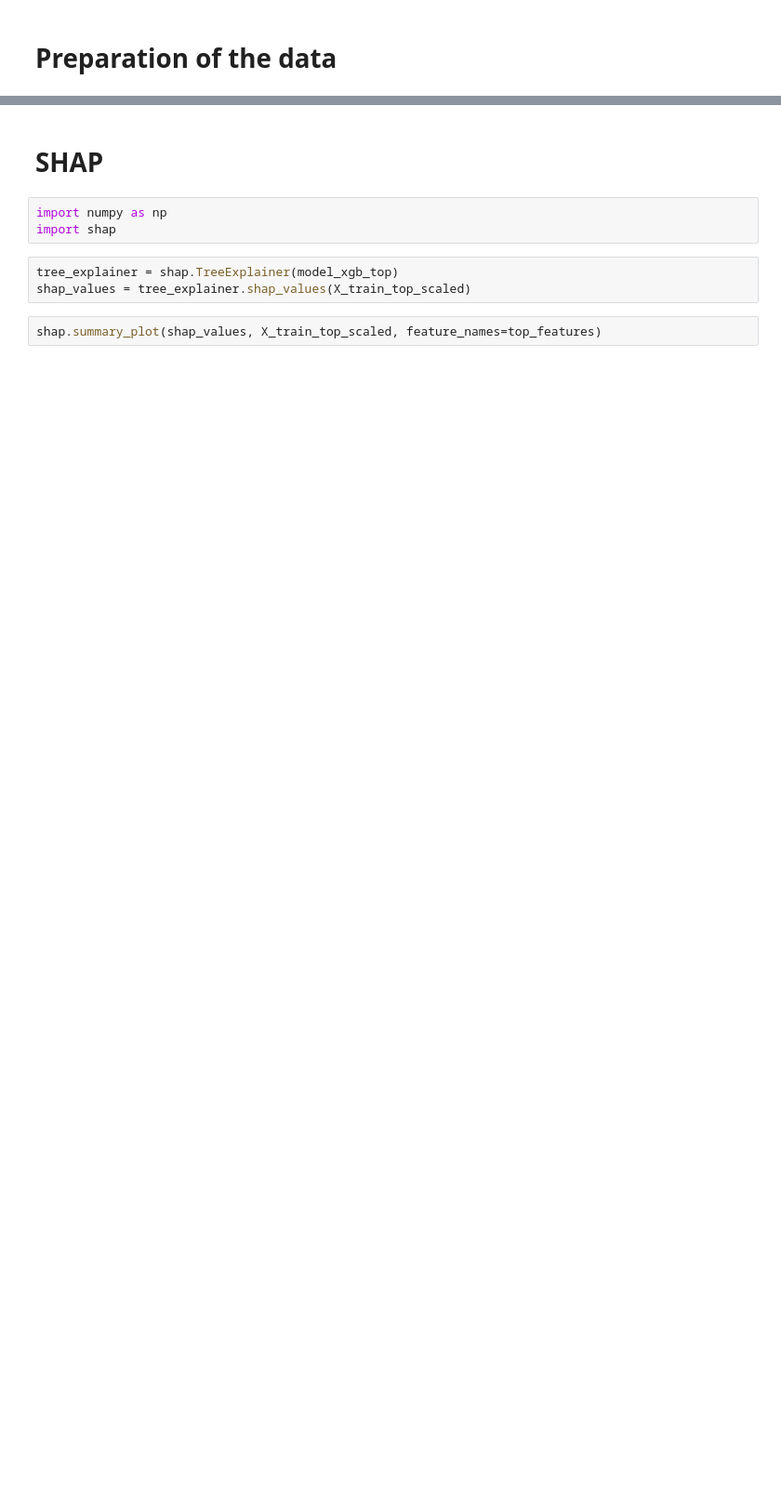
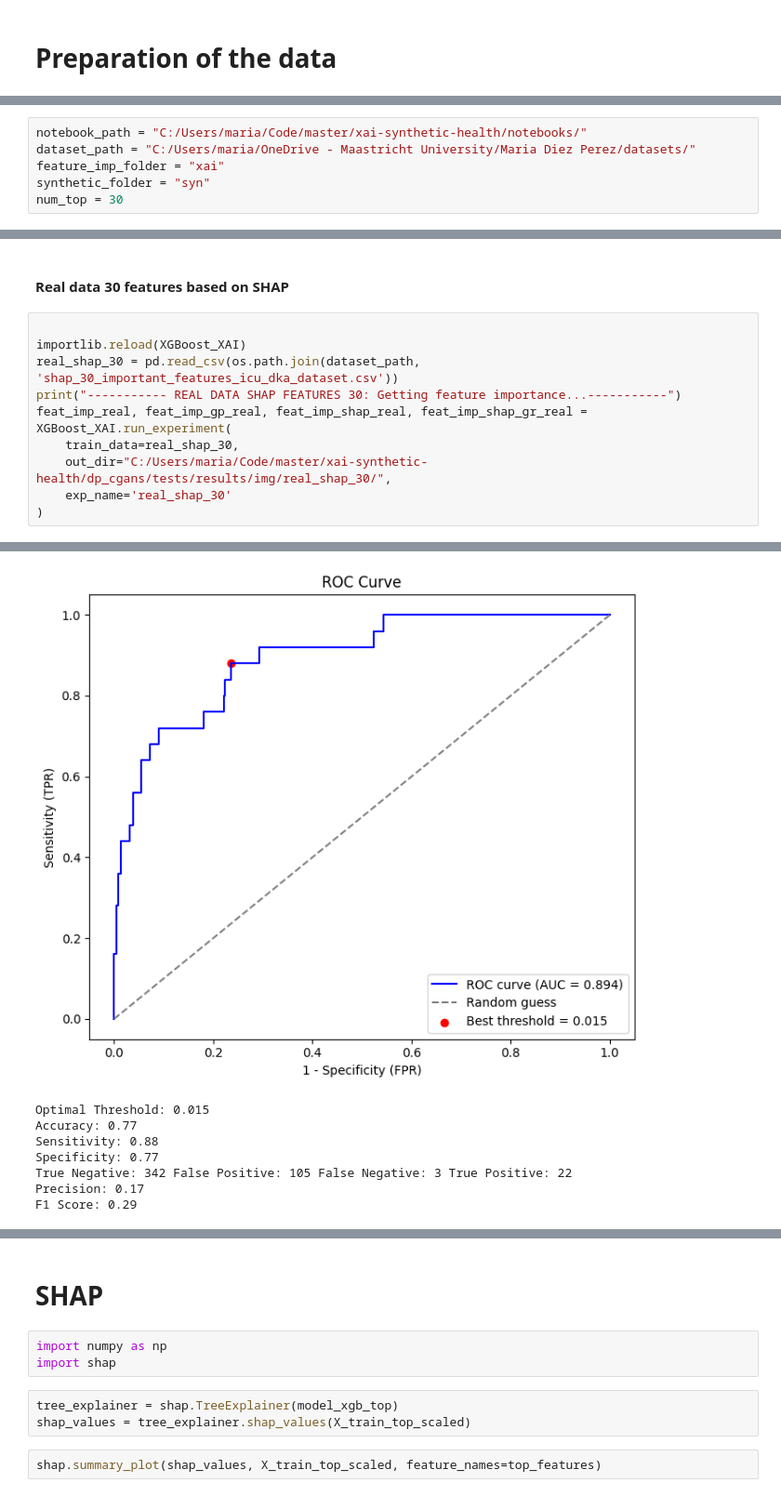
Before and after one commit to mdiezp28/xai-synthetic-health, a Jupyter notebook: notebooks/XGBoost_XAI.ipynb, the cells around one changed output, grey strips where cells are left out. Shown at 93% size. Drawn from its saved outputs; the diff is of its cells as text; blank space fills up the shorter version.

Commit message:
add: to notebooks experiments

```diff
--- a/notebooks/XGBoost_XAI.ipynb
+++ b/notebooks/XGBoost_XAI.ipynb
@@ -374,0 +9,6 @@ show_feature_importance(feat_imp_top,'preTopFeatureImportance.png')
+# %%
+notebook_path = "C:/Users/maria/Code/master/xai-synthetic-health/notebooks/"
+dataset_path = "C:/Users/maria/OneDrive - Maastricht University/Maria Diez Perez/datasets/"
+feature_imp_folder = "xai"
+synthetic_folder = "syn"
+num_top = 30
@@ -374,0 +55,13 @@ show_feature_importance(feat_imp_top,'preTopFeatureImportance.png')
+# %% [markdown]
+#### Real data 30 features based on SHAP
+# %%
+
+importlib.reload(XGBoost_XAI)
+real_shap_30 = pd.read_csv(os.path.join(dataset_path, 'shap_30_important_features_icu_dka_dataset.csv'))
+print("----------- REAL DATA SHAP FEATURES 30: Getting feature importance...-----------")
+feat_imp_real, feat_imp_gp_real, feat_imp_shap_real, feat_imp_shap_gr_real = XGBoost_XAI.run_experiment(
+    train_data=real_shap_30,
+    out_dir="C:/Users/maria/Code/master/xai-synthetic-health/dp_cgans/tests/results/img/real_shap_30/",
+    exp_name='real_shap_30'
+)
+# %% [output]
@@ -374,0 +85,8 @@ show_feature_importance(feat_imp_top,'preTopFeatureImportance.png')
+[figure, added]
+Optimal Threshold: 0.015
+Accuracy: 0.77
+Sensitivity: 0.88
+Specificity: 0.77
+True Negative: 342 False Positive: 105 False Negative: 3 True Positive: 22
+Precision: 0.17
+F1 Score: 0.29
```
Also changed, not shown: parts of 69 cells of this notebook, 3 other files.
